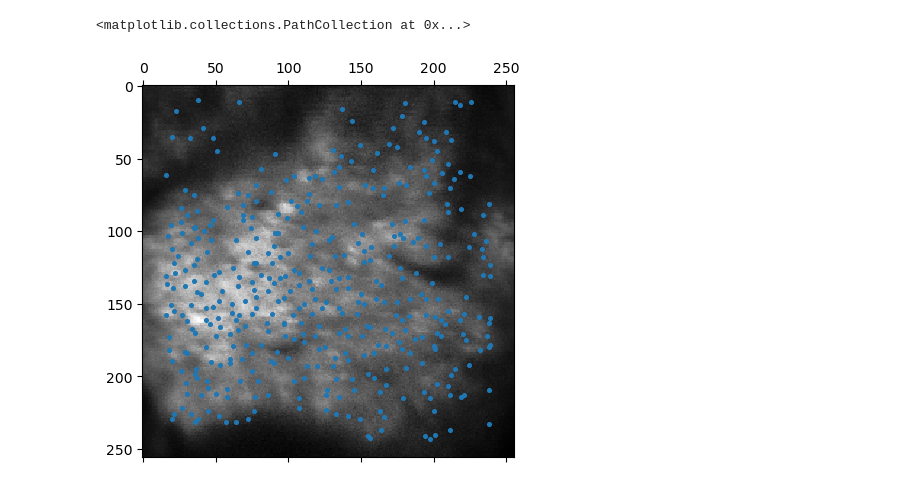
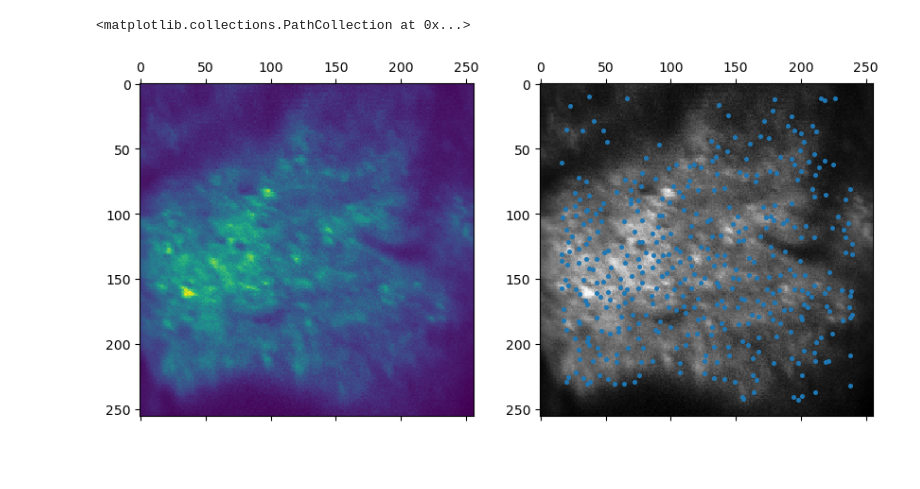
Before and after one commit to draeloslab/AdaptiveLatents, a Jupyter notebook: workspace/zong22.ipynb, the cells around one changed output. Saved outputs shown, nothing was run; the diff lists cells and outputs as text; code cells hidden in the pictures; blank space fills up the shorter version.

```diff
--- a/workspace/zong22.ipynb
+++ b/workspace/zong22.ipynb
@@ -16,5 +22,0 @@ plt.title("F");
-# %%
-planes = []
-for i in range(1000):
-    d.raw_images.seek(i)
-    planes.append(np.array(d.raw_images))
@@ -26,19 +23,18 @@ plt.matshow(np.mean(planes, axis=0))
 # %%
+planes = []
+for i in range(500):
+    d.raw_images.seek(i)
+    planes.append(np.array(d.raw_images))
 
 im = np.mean(planes, axis=0)
-# im = np.zeros((ops['Ly'], ops['Lx']))
 
-# for n in range(0,ncells):
-#     ypix = stat[n]['ypix'][~stat[n]['overlap']]
-#     xpix = stat[n]['xpix'][~stat[n]['overlap']]
-#     im[ypix,xpix] = 0
+fig, axs = plt.subplots(1, 2, figsize=(10, 5))
+axs[0].matshow(im)
 
-
-plt.matshow(-im, cmap='Grays')
+axs[1].matshow(-im, cmap='Grays')
 xs, ys = list(zip(*[cell['med'] for cell in d.stat]))
-
-plt.scatter(ys,xs, s=7)
+axs[1].scatter(ys,xs, s=7)
 # plt.colorbar()
 # %% [output]
 <matplotlib.collections.PathCollection at 0x...>
-[figure, old version]
+[figure, new version]
```
Also changed, not shown: parts of 8 cells of this notebook, 7 other files.
